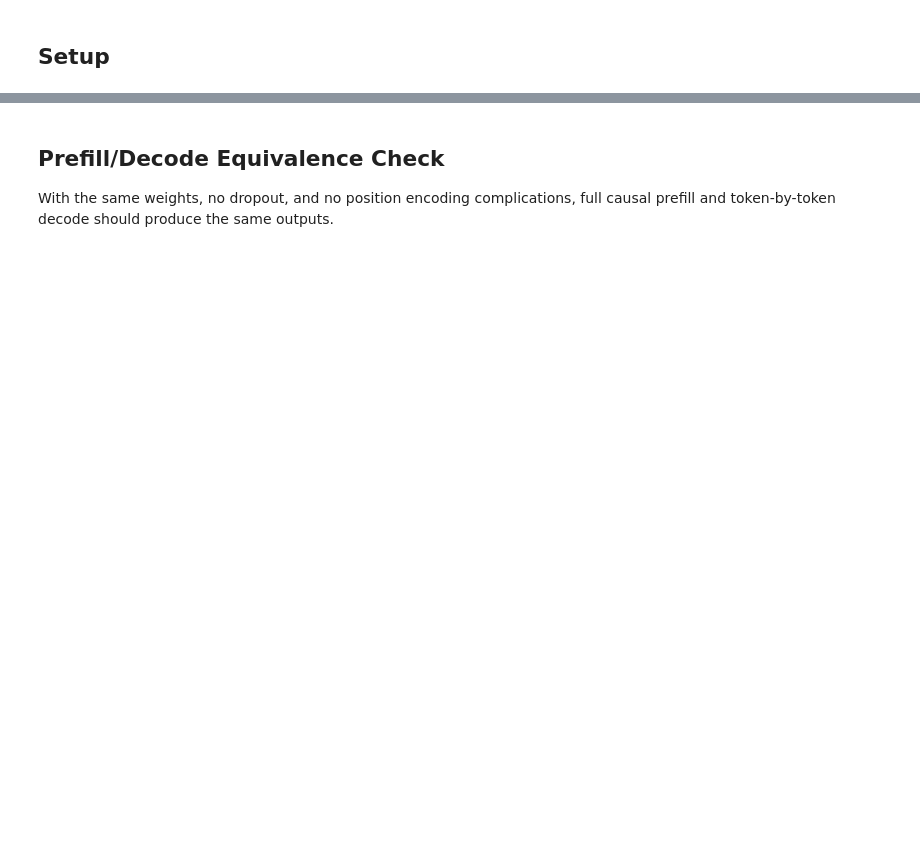
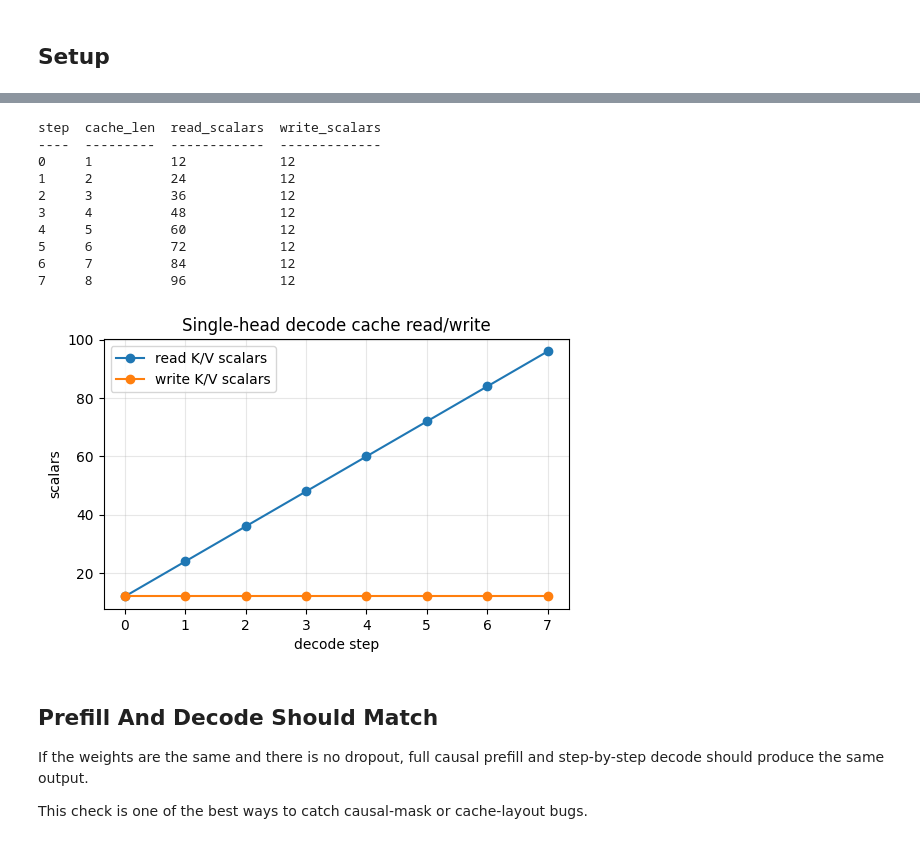
Before and after one commit to kishan5111/attention-forge, a Jupyter notebook: notebooks/01_attention_core.ipynb, the cells around one changed output, grey strips where cells are left out. Saved outputs shown, nothing was run; the diff lists cells and outputs as text; code cells hidden in the pictures; blank space fills up the shorter version.

```diff
--- a/notebooks/01_attention_core.ipynb
+++ b/notebooks/01_attention_core.ipynb
@@ -135,0 +140,9 @@ True
+# %%
+def causal_mask(q_len, k_len, device=None):
+    q_pos = torch.arange(q_len, device=device)[:, None]
+    k_pos = torch.arange(k_len, device=device)[None, :]
+    return k_pos <= q_pos
+
+
+mask = causal_mask(6, 6)
+print(mask.int())
@@ -135,0 +169,15 @@ True
+# %%
+def attention(q, k, v, *, causal=False):
+    # q: [B, T_query, D]
+    # k: [B, T_key, D]
+    # v: [B, T_key, D]
+    head_dim = q.shape[-1]
+    scores = q @ k.transpose(-2, -1) / math.sqrt(head_dim)
+
+    if causal:
+        mask = causal_mask(q.shape[-2], k.shape[-2], q.device)
+        scores = scores.masked_fill(~mask, float("-inf"))
+
+    weights = torch.softmax(scores, dim=-1)
+    out = weights @ v
+    return out, weights, scores
@@ -222,8 +372,41 @@ final cache [2, 4, 16, 8] [2, 4, 16, 8]
+# %%
+print_table(
+    ["step", "cache_len", "read_scalars", "write_scalars"],
+    decode_read_rows,
+)
+
+steps = [row[0] for row in decode_read_rows]
+read_scalars = [row[2] for row in decode_read_rows]
+write_scalars = [row[3] for row in decode_read_rows]
+
+fig, ax = plt.subplots(figsize=(6, 3.5))
+ax.plot(steps, read_scalars, marker="o", label="read K/V scalars")
+ax.plot(steps, write_scalars, marker="o", label="write K/V scalars")
+ax.set_xlabel("decode step")
+ax.set_ylabel("scalars")
+ax.set_title("Single-head decode cache read/write")
+ax.legend()
+ax.grid(True, alpha=0.3)
+plt.show()
+# %% [output]
+step  cache_len  read_scalars  write_scalars
+----  ---------  ------------  -------------
+0     1          12            12
+1     2          24            12
+2     3          36            12
+3     4          48            12
+4     5          60            12
+5     6          72            12
+6     7          84            12
+7     8          96            12
+[figure, added]
 # %% [markdown]
-## Prefill/Decode Equivalence Check
+## Prefill And Decode Should Match
 
-With the same weights, no dropout, and no position encoding complications, full
-causal prefill and token-by-token decode should produce the same outputs.
+If the weights are the same and there is no dropout, full causal prefill and
+step-by-step decode should produce the same output.
+
+This check is one of the best ways to catch causal-mask or cache-layout bugs.
 # %%
 max_abs_error = (prefill_y - decode_y).abs().max().item()
 print(f"max_abs_error = {max_abs_error:.8f}")
```
Also changed, not shown: parts of 30 cells of this notebook.
